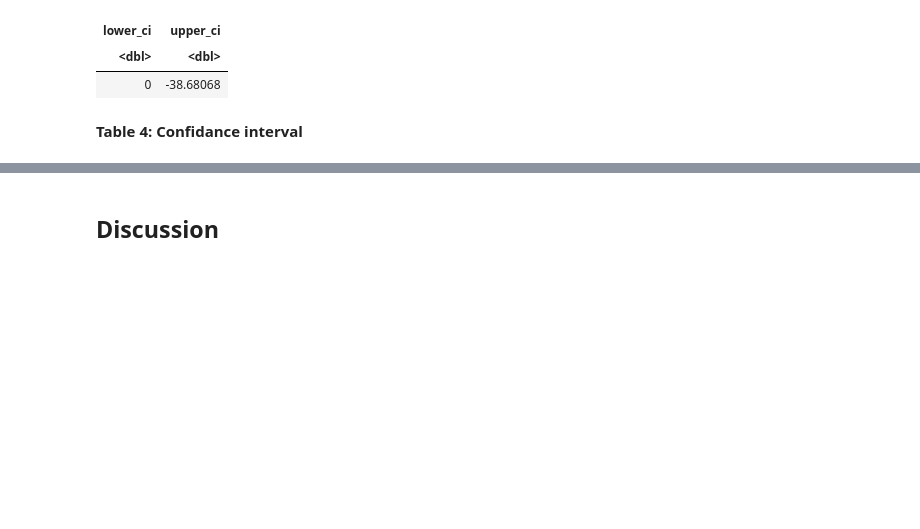
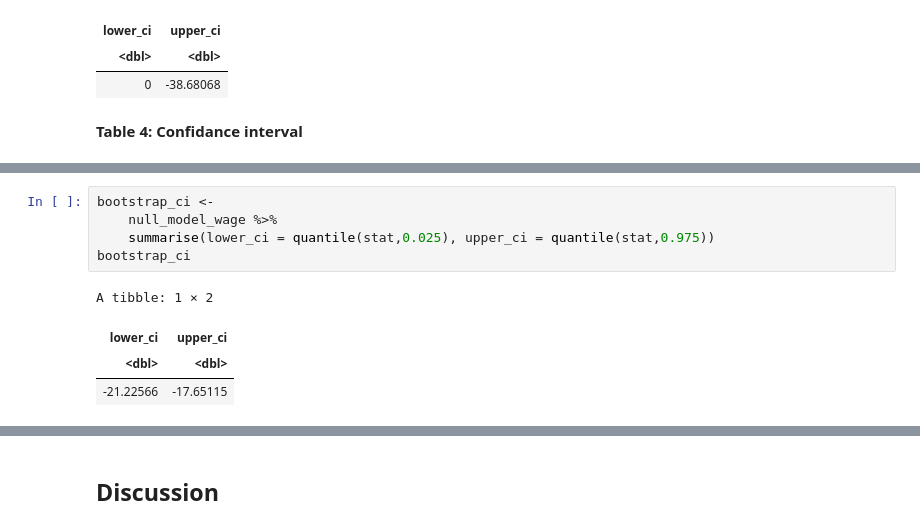
Before and after one commit to GWilliam02/STAT201-Project, a Jupyter notebook: final_report.ipynb, the cells around one changed output, grey strips where cells are left out. Saved outputs shown, nothing was run; the diff lists cells and outputs as text; blank space fills up the shorter version.

```diff
--- a/final_report.ipynb
+++ b/final_report.ipynb
@@ -177,0 +215,10 @@ A tibble: 1 × 2
+# %%
+bootstrap_ci <-
+    null_model_wage %>%
+    summarise(lower_ci = quantile(stat,0.025), upper_ci = quantile(stat,0.975))
+bootstrap_ci
+# %% [output]
+A tibble: 1 × 2
+| lower_ci | upper_ci |
+| <dbl> | <dbl> |
+| -21.22566 | -17.65115 |
```
Also changed, not shown: parts of 7 cells of this notebook, 1 other file.
